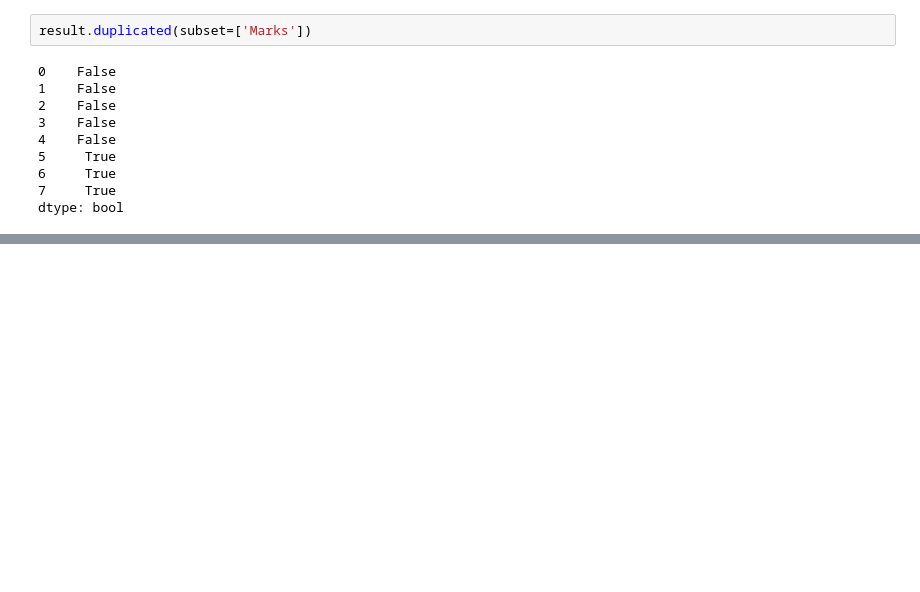
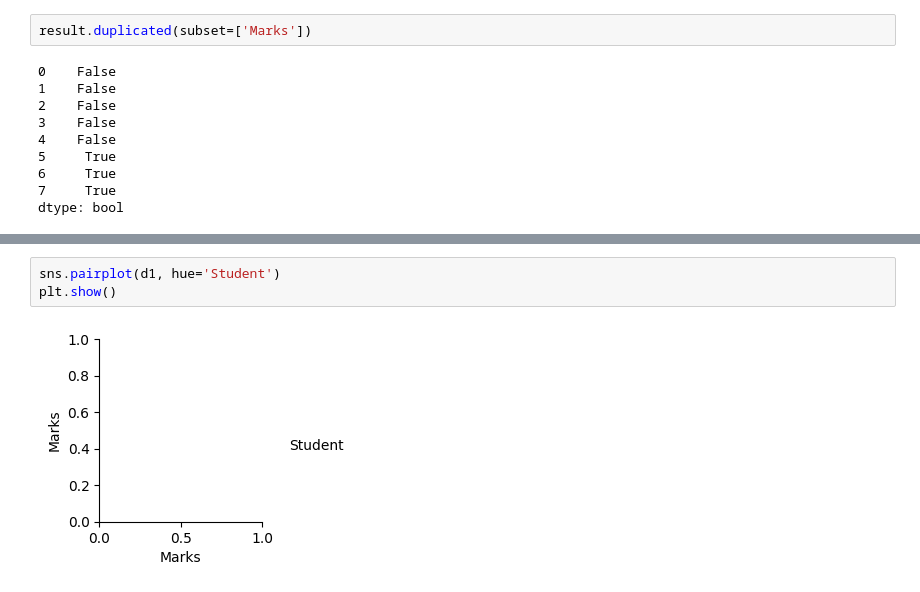
Before and after one commit to Itx-Psycho0/MY-Skills, a Jupyter notebook: SCRIPTING_LANGUAGES/Python/day18.ipynb, the cells around one changed output, grey strips where cells are left out. Saved outputs shown, nothing was run; the diff lists cells and outputs as text; blank space fills up the shorter version.

```diff
--- a/SCRIPTING_LANGUAGES/Python/day18.ipynb
+++ b/SCRIPTING_LANGUAGES/Python/day18.ipynb
@@ -232,0 +258,5 @@ dtype: bool
+# %%
+sns.pairplot(d1, hue='Student')
+plt.show()
+# %% [output]
+[figure, added]
```
Also changed, not shown: parts of 6 cells of this notebook, 3 other files.
